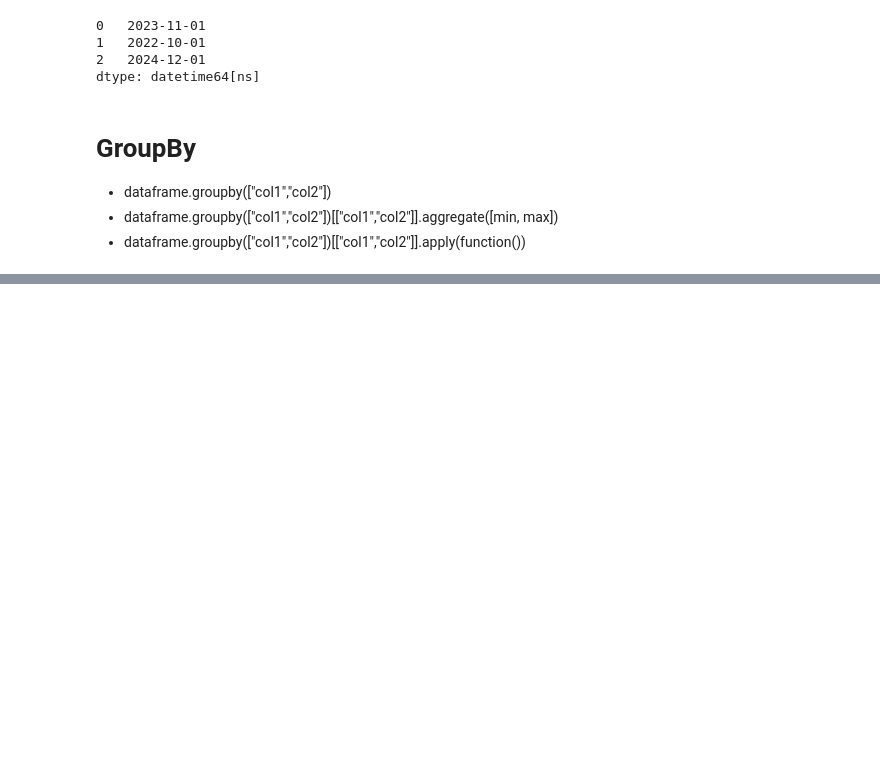
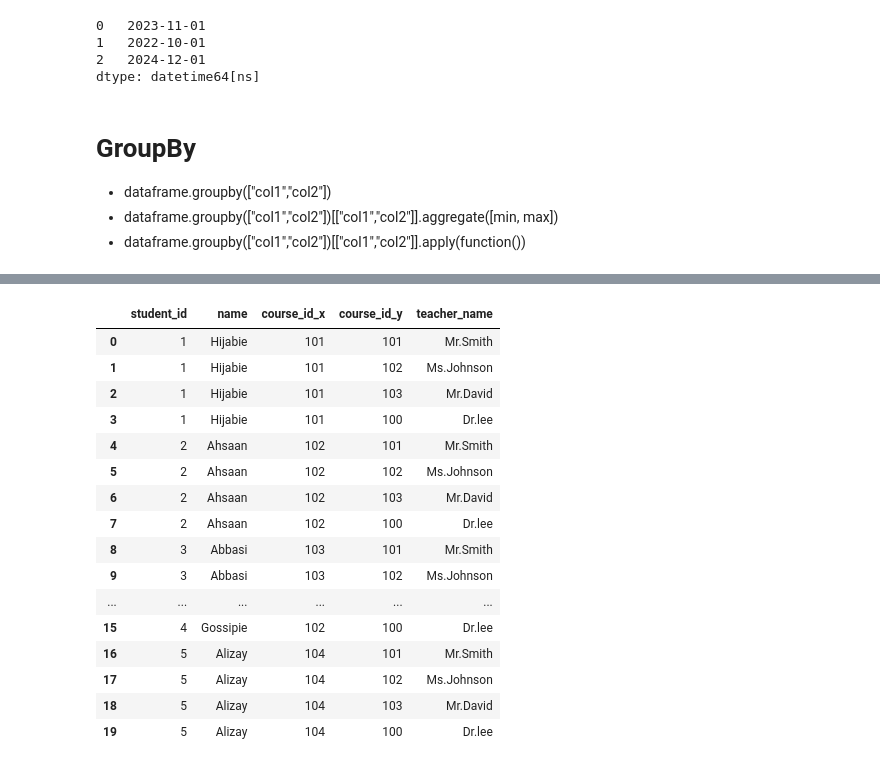
Before and after one commit to MuhammadAhsaanAbbasi/python_PracticeSession, a Jupyter notebook: class12/class12.ipynb, the cells around one changed output, grey strips where cells are left out. Cells and saved outputs as stored; diff of their text form; code cells hidden in the pictures; blank space fills up the shorter version.

```diff
--- a/class12/class12.ipynb
+++ b/class12/class12.ipynb
@@ -893,0 +977,24 @@ print("Hello World!")
+# %%
+from typing import Union
+students_data: dict[str, list[Union[str,int]]] = {
+    "student_id": [1, 2, 3, 4, 5],
+    "name": ["Hijabie", "Ahsaan", "Abbasi", "Gossipie", "Alizay"],
+    "course_id": [101, 102, 103, 102, 104],
+}
+
+teachers_data: dict[str, list[Union[str,int]]] = {
+    "course_id": [101, 102, 103, 100],
+    "teacher_name": ["Mr.Smith", "Ms.Johnson", "Mr.David", "Dr.lee"]
+}
+
+students: pd.DataFrame = pd.DataFrame(students_data)
+teachers: pd.DataFrame = pd.DataFrame(teachers_data)
+
+student_fees_data: dict[str, list[Union[str,int]]] = {
+    "student_id": [1, 2, 3, 4, 5],
+    "fee": [1000, 2000, 3000, 4000, 5000],
+}
+student_fees: pd.DataFrame = pd.DataFrame(student_fees_data)
+
+df1: pd.DataFrame = pd.merge(students, teachers, on="course_id")
+df1
@@ -893,0 +1007,27 @@ print("Hello World!")
+# %%
+# df1: pd.DataFrame = pd.merge(students, teachers, on="course_id", how="right")
+# df1
+# df1: pd.DataFrame = pd.merge(students, teachers, on="course_id", how="left")
+# df1
+# df1: pd.DataFrame = pd.merge(students, teachers, on="course_id", how="outer")
+# df1
+df1: pd.DataFrame = pd.merge(students, teachers, how="cross")
+df1
+# %% [output]
+|  | student_id | name | course_id_x | course_id_y | teacher_name |
+| 0 | 1 | Hijabie | 101 | 101 | Mr.Smith |
+| 1 | 1 | Hijabie | 101 | 102 | Ms.Johnson |
+| 2 | 1 | Hijabie | 101 | 103 | Mr.David |
+| 3 | 1 | Hijabie | 101 | 100 | Dr.lee |
+| 4 | 2 | Ahsaan | 102 | 101 | Mr.Smith |
+| 5 | 2 | Ahsaan | 102 | 102 | Ms.Johnson |
+| 6 | 2 | Ahsaan | 102 | 103 | Mr.David |
+| 7 | 2 | Ahsaan | 102 | 100 | Dr.lee |
+| 8 | 3 | Abbasi | 103 | 101 | Mr.Smith |
+| 9 | 3 | Abbasi | 103 | 102 | Ms.Johnson |
+| ... | ... | ... | ... | ... | ... |
+| 15 | 4 | Gossipie | 102 | 100 | Dr.lee |
+| 16 | 5 | Alizay | 104 | 101 | Mr.Smith |
+| 17 | 5 | Alizay | 104 | 102 | Ms.Johnson |
+| 18 | 5 | Alizay | 104 | 103 | Mr.David |
+| 19 | 5 | Alizay | 104 | 100 | Dr.lee |
```
Also changed, not shown: parts of 13 cells of this notebook.
